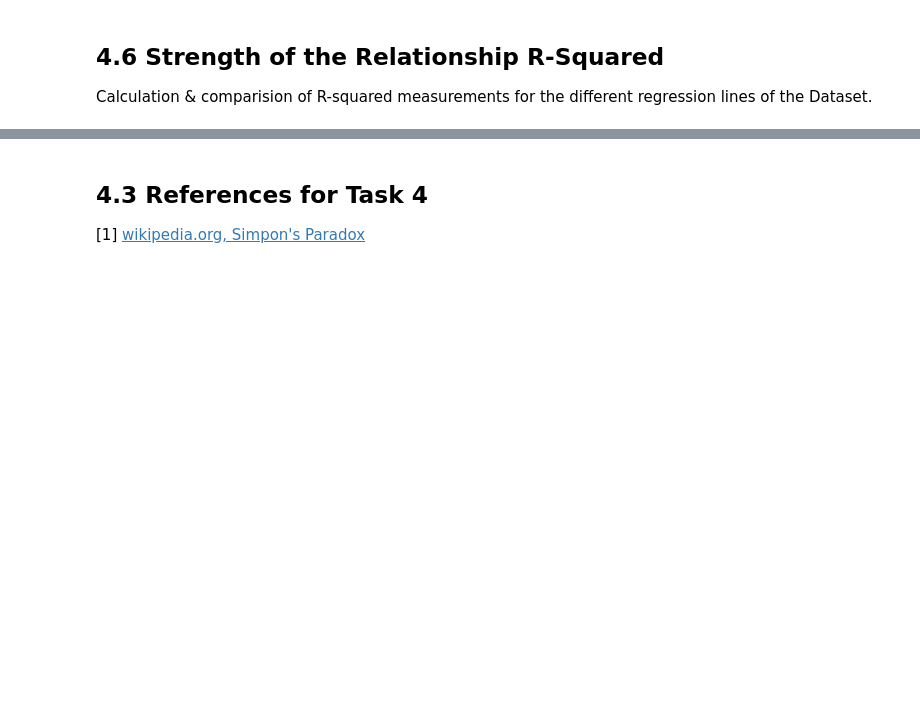
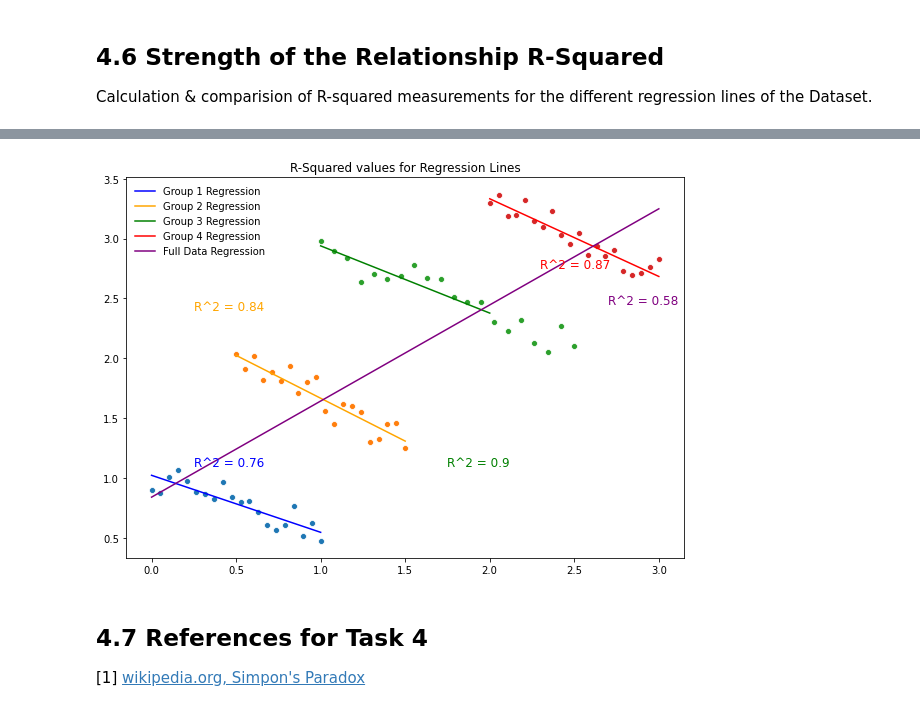
Before and after one commit to PaulSweeney89/FDA-Tasks, a Jupyter notebook: Tasks Jupyter.ipynb, the cells around one changed output, grey strips where cells are left out. Saved outputs shown, nothing was run; the diff lists cells and outputs as text; code cells hidden in the pictures; blank space fills up the shorter version.

```diff
--- a/Tasks Jupyter.ipynb
+++ b/Tasks Jupyter.ipynb
@@ -877,3 +888,12 @@ Likewise the regression lines for the groups of data all contain negative regres
 ## 4.6 Strength of the Relationship R-Squared
 
 Calculation & comparision of R-squared measurements for the different regression lines of the Dataset.
+# %%
+# Calculating the coefficient of Determination R^2 of the regression line for the full dataset.
+x_array_reshape = x_array.reshape(-1, 1)
+
+model_full = LinearRegression().fit(x_array_reshape, y_array)
+
+r_sq_full = model_full.score(x_array_reshape, y_array)
+print("Full Dataset Regression Line:")
+print("Coefficient of Determination R^2 = ", r_sq_full)
@@ -880,4 +951,35 @@ Calculation & comparision of R-squared measurements for the different regression
+# %%
+# scatterplot identifying 4 groups of data
+sns.scatterplot(x1, y1)
+sns.scatterplot(x2, y2)
+sns.scatterplot(x3, y3)
+sns.scatterplot(x4, y4)
+
+# plot regression lines
+sns.lineplot(x_new_1, y_new_1, color='blue')
+sns.lineplot(x_new_2, y_new_2, color='orange')
+sns.lineplot(x_new_3, y_new_3, color='green')
+sns.lineplot(x_new_4, y_new_4, color='red')
+sns.lineplot(x_new, y_new, color='purple')
+
+# include legend of grouped data
+plt.legend(["Group 1 Regression", "Group 2 Regression",
+            "Group 3 Regression", "Group 4 Regression",
+            "Full Data Regression"
+           ], frameon=False, loc="upper left")
+
+# apply text with R^2 values to plot
+plt.text(0.25, 1.1, "R^2 = {}".format(round(r_sq_1, 2)), color='blue', size=12)
+plt.text(0.25, 2.4, "R^2 = {}".format(round(r_sq_2, 2)), color='orange', size=12)
+plt.text(1.75, 1.1, "R^2 = {}".format(round(r_sq_3, 2)), color='green', size=12)
+plt.text(2.3, 2.75, "R^2 = {}".format(round(r_sq_4, 2)), color='red', size=12)
+plt.text(2.7, 2.45, "R^2 = {}".format(round(r_sq_full, 2)), color='purple', size=12)
+
+plt.title("R-Squared values for Regression Lines")
+plt.show()
+# %% [output]
+[figure, added]
 # %% [markdown]
-## 4.3 References for Task 4
+## 4.7 References for Task 4
 
 [1] [wikipedia.org, Simpon's Paradox](https://en.wikipedia.org/wiki/Simpson%27s_paradox#:~:text=Simpson's%20paradox%2C%20which%20also%20goes,when%20these%20groups%20are%20combined.)
```
Also changed, not shown: parts of 24 cells of this notebook.
